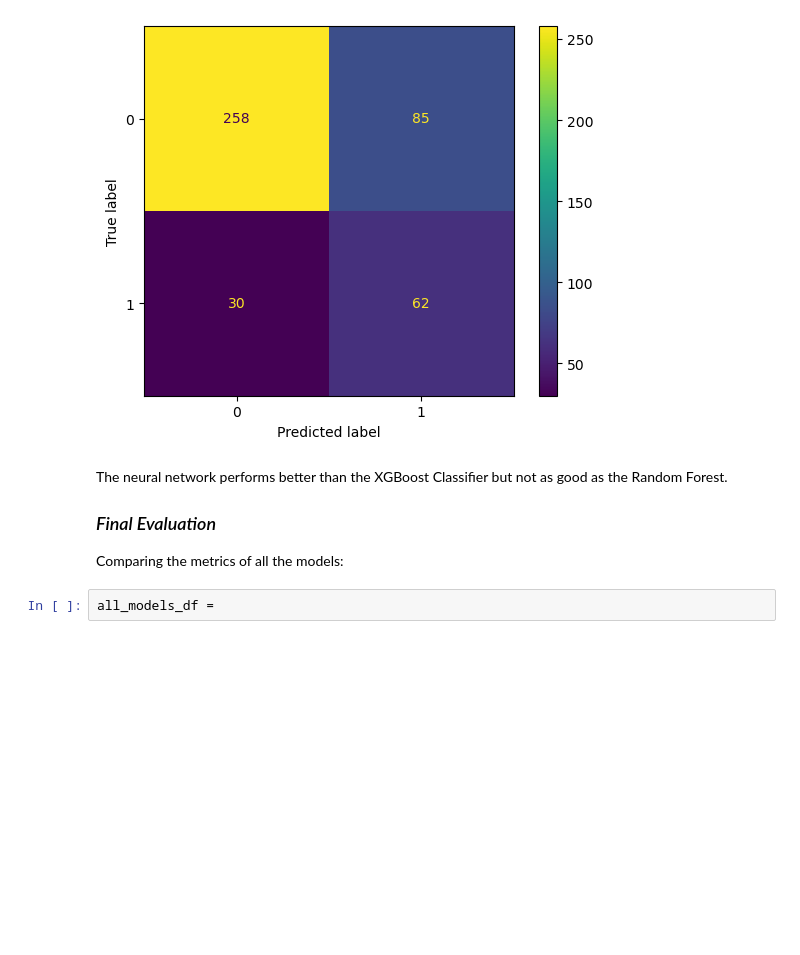
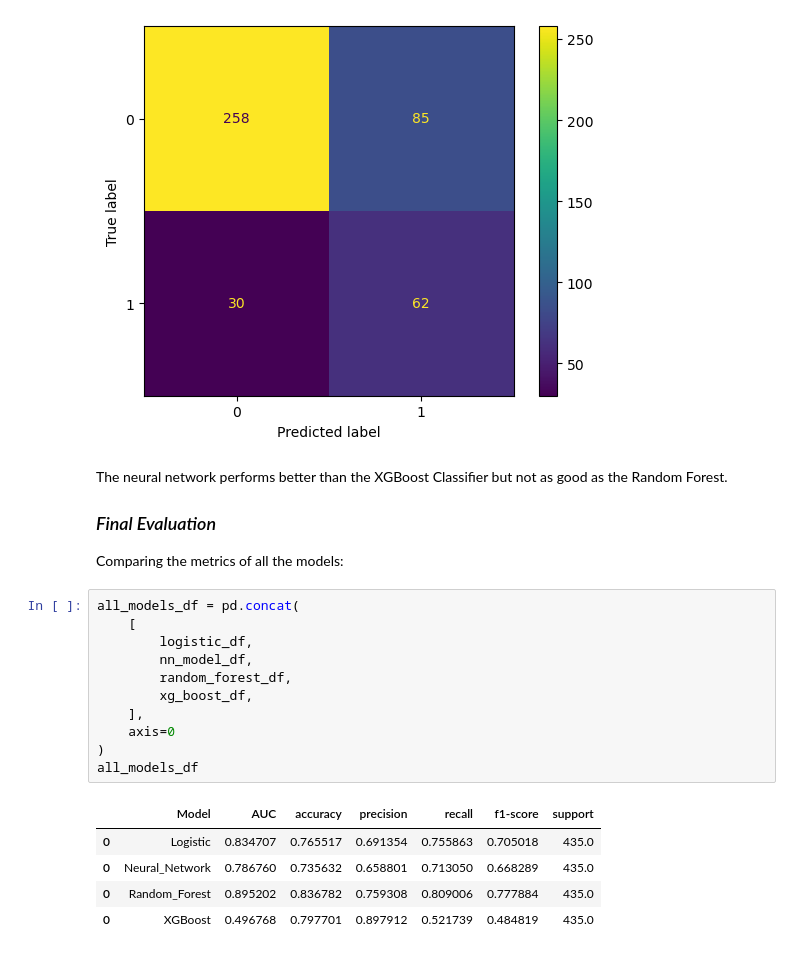
Before and after one commit to T31SHA/Nairobi_Flood_Guard-AI, a Jupyter notebook: notebook.ipynb, the cells around one changed output. Cells and saved outputs as stored; diff of their text form; blank space fills up the shorter version.

```diff
--- a/notebook.ipynb
+++ b/notebook.ipynb
@@ -534,4 +534,19 @@ The neural network performs better than the XGBoost Classifier but not as good a
 
 Comparing the metrics of all the models:
 # %%
-all_models_df =
+all_models_df = pd.concat(
+    [
+        logistic_df,
+        nn_model_df,
+        random_forest_df,
+        xg_boost_df,
+    ],
+    axis=0
+)
+all_models_df
+# %% [output]
+|  | Model | AUC | accuracy | precision | recall | f1-score | support |
+| 0 | Logistic | 0.834707 | 0.765517 | 0.691354 | 0.755863 | 0.705018 | 435.0 |
+| 0 | Neural_Network | 0.786760 | 0.735632 | 0.658801 | 0.713050 | 0.668289 | 435.0 |
+| 0 | Random_Forest | 0.895202 | 0.836782 | 0.759308 | 0.809006 | 0.777884 | 435.0 |
+| 0 | XGBoost | 0.496768 | 0.797701 | 0.897912 | 0.521739 | 0.484819 | 435.0 |
```
Also changed, not shown: parts of 5 cells of this notebook.
